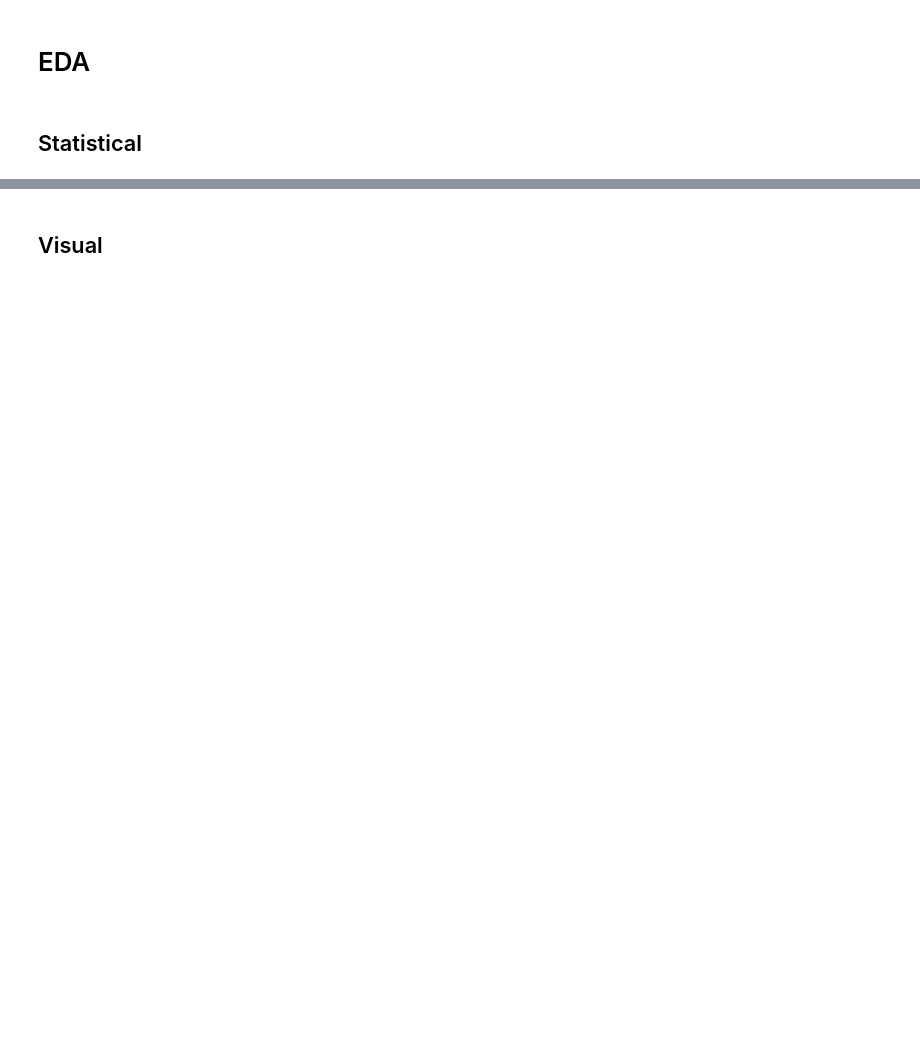
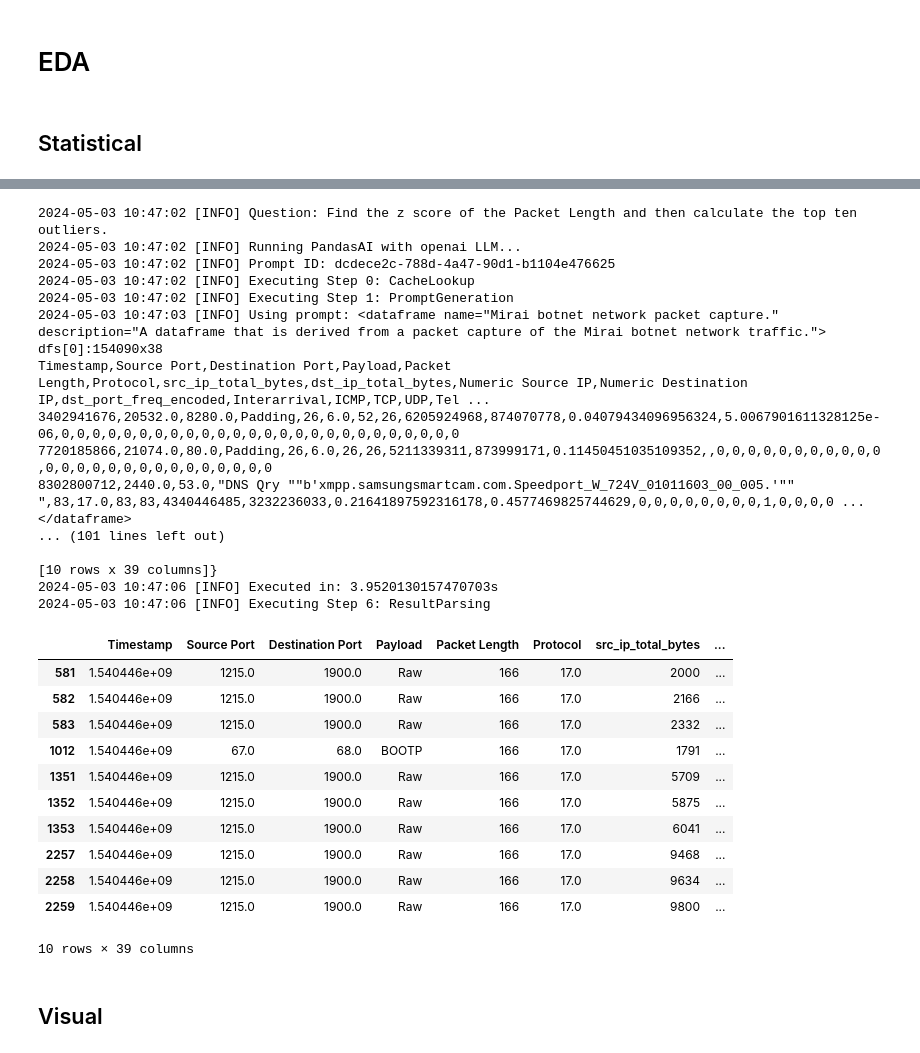
Before and after one commit to mundruid/cyberdata-mlai, a Jupyter notebook: cyberdata_mlai/eda_ai.ipynb, the cells around one changed output, grey strips where cells are left out. Drawn from its saved outputs; the diff is of its cells as text; code cells hidden in the pictures; blank space fills up the shorter version.

```diff
--- a/cyberdata_mlai/eda_ai.ipynb
+++ b/cyberdata_mlai/eda_ai.ipynb
@@ -144,2 +235,37 @@ result = {'type': 'dataframe', 'value': rare_ports.reset_index(name='Frequency')
+# %%
+outliers = malicious_smart.chat(
+    "Find the z score of the Packet Length and then calculate the top ten outliers."
+)
+outliers
+# %% [output]
+2024-05-03 10:47:02 [INFO] Question: Find the z score of the Packet Length and then calculate the top ten outliers.
+2024-05-03 10:47:02 [INFO] Running PandasAI with openai LLM...
+2024-05-03 10:47:02 [INFO] Prompt ID: dcdece2c-788d-4a47-90d1-b1104e476625
+2024-05-03 10:47:02 [INFO] Executing Step 0: CacheLookup
+2024-05-03 10:47:02 [INFO] Executing Step 1: PromptGeneration
+2024-05-03 10:47:03 [INFO] Using prompt: <dataframe name="Mirai botnet network packet capture." description="A dataframe that is derived from a packet capture of the Mirai botnet network traffic.">
+dfs[0]:154090x38
+Timestamp,Source Port,Destination Port,Payload,Packet Length,Protocol,src_ip_total_bytes,dst_ip_total_bytes,Numeric Source IP,Numeric Destination IP,dst_port_freq_encoded,Interarrival,ICMP,TCP,UDP,Tel ...
+3402941676,20532.0,8280.0,Padding,26,6.0,52,26,6205924968,874070778,0.04079434096956324,5.0067901611328125e-06,0,0,0,0,0,0,0,0,0,0,0,0,0,0,0,0,0,0,0,0,0,0,0,0,0,0
+7720185866,21074.0,80.0,Padding,26,6.0,26,26,5211339311,873999171,0.11450451035109352,,0,0,0,0,0,0,0,0,0,0,0,0,0,0,0,0,0,0,0,0,0,0,0,0,0,0
+8302800712,2440.0,53.0,"DNS Qry ""b'xmpp.samsungsmartcam.com.Speedport_W_724V_01011603_00_005.'"" ",83,17.0,83,83,4340446485,3232236033,0.21641897592316178,0.4577469825744629,0,0,0,0,0,0,0,0,1,0,0,0,0 ...
+</dataframe>
+... (101 lines left out)
+
+[10 rows x 39 columns]}
+2024-05-03 10:47:06 [INFO] Executed in: 3.9520130157470703s
+2024-05-03 10:47:06 [INFO] Executing Step 6: ResultParsing
+|  | Timestamp | Source Port | Destination Port | Payload | Packet Length | Protocol | src_ip_total_bytes | ... |
+| 581 | 1.540446e+09 | 1215.0 | 1900.0 | Raw | 166 | 17.0 | 2000 | ... |
+| 582 | 1.540446e+09 | 1215.0 | 1900.0 | Raw | 166 | 17.0 | 2166 | ... |
+| 583 | 1.540446e+09 | 1215.0 | 1900.0 | Raw | 166 | 17.0 | 2332 | ... |
+| 1012 | 1.540446e+09 | 67.0 | 68.0 | BOOTP | 166 | 17.0 | 1791 | ... |
+| 1351 | 1.540446e+09 | 1215.0 | 1900.0 | Raw | 166 | 17.0 | 5709 | ... |
+| 1352 | 1.540446e+09 | 1215.0 | 1900.0 | Raw | 166 | 17.0 | 5875 | ... |
+| 1353 | 1.540446e+09 | 1215.0 | 1900.0 | Raw | 166 | 17.0 | 6041 | ... |
+| 2257 | 1.540446e+09 | 1215.0 | 1900.0 | Raw | 166 | 17.0 | 9468 | ... |
+| 2258 | 1.540446e+09 | 1215.0 | 1900.0 | Raw | 166 | 17.0 | 9634 | ... |
+| 2259 | 1.540446e+09 | 1215.0 | 1900.0 | Raw | 166 | 17.0 | 9800 | ... |
+10 rows × 39 columns
 # %% [markdown]
 ## Visual
```
Also changed, not shown: parts of 35 cells of this notebook.
